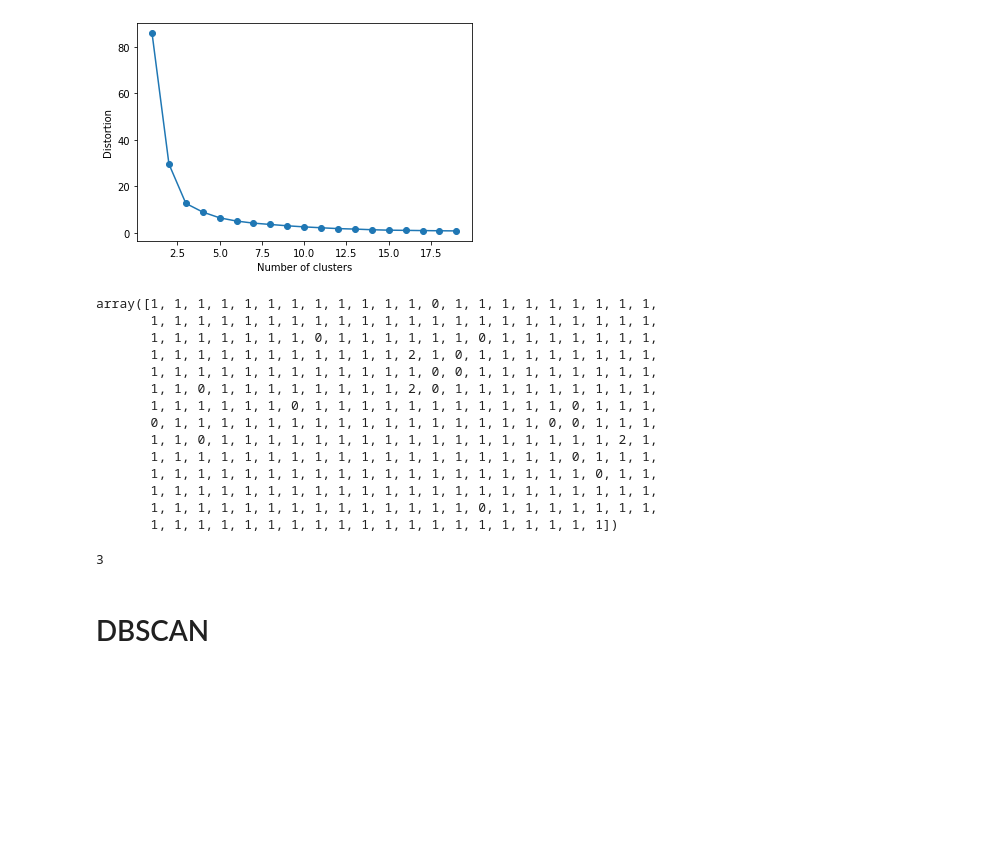
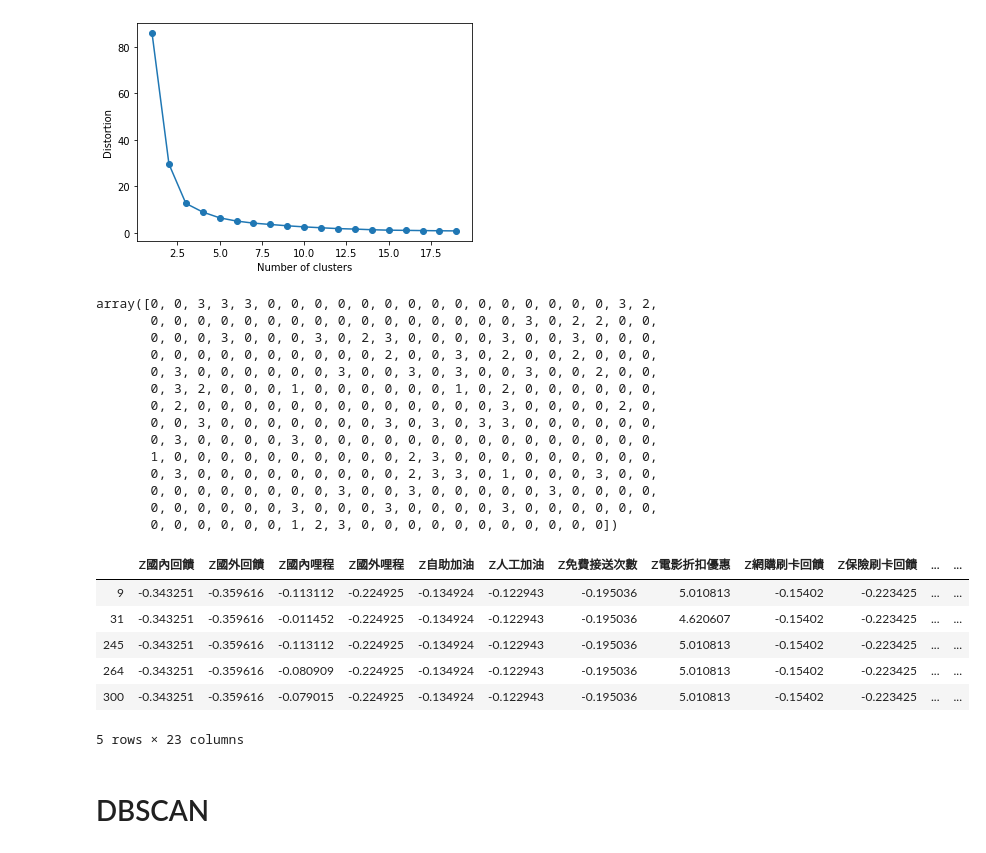
Before and after one commit to ShengHsiang-Kao/DB104, a Jupyter notebook: card_cluster/card_cluster.ipynb, the cells around one changed output. Saved outputs shown, nothing was run; the diff lists cells and outputs as text; code cells hidden in the pictures; blank space fills up the shorter version.

```diff
--- a/card_cluster/card_cluster.ipynb
+++ b/card_cluster/card_cluster.ipynb
@@ -256,31 +289,37 @@ plt.show()
 19
 [figure]
 # %%
-kmeans = KMeans(n_clusters=3, random_state=0).fit(X)
+kmeans = KMeans(n_clusters=4, random_state=0).fit(X)
 labels = kmeans.labels_
 labels
 # %% [output]
-array([1, 1, 1, 1, 1, 1, 1, 1, 1, 1, 1, 1, 0, 1, 1, 1, 1, 1, 1, 1, 1, 1,
-       1, 1, 1, 1, 1, 1, 1, 1, 1, 1, 1, 1, 1, 1, 1, 1, 1, 1, 1, 1, 1, 1,
-       1, 1, 1, 1, 1, 1, 1, 0, 1, 1, 1, 1, 1, 1, 0, 1, 1, 1, 1, 1, 1, 1,
-       1, 1, 1, 1, 1, 1, 1, 1, 1, 1, 1, 2, 1, 0, 1, 1, 1, 1, 1, 1, 1, 1,
-       1, 1, 1, 1, 1, 1, 1, 1, 1, 1, 1, 1, 0, 0, 1, 1, 1, 1, 1, 1, 1, 1,
-       1, 1, 0, 1, 1, 1, 1, 1, 1, 1, 1, 2, 0, 1, 1, 1, 1, 1, 1, 1, 1, 1,
-       1, 1, 1, 1, 1, 1, 0, 1, 1, 1, 1, 1, 1, 1, 1, 1, 1, 1, 0, 1, 1, 1,
-       0, 1, 1, 1, 1, 1, 1, 1, 1, 1, 1, 1, 1, 1, 1, 1, 1, 0, 0, 1, 1, 1,
-       1, 1, 0, 1, 1, 1, 1, 1, 1, 1, 1, 1, 1, 1, 1, 1, 1, 1, 1, 1, 2, 1,
-       1, 1, 1, 1, 1, 1, 1, 1, 1, 1, 1, 1, 1, 1, 1, 1, 1, 1, 0, 1, 1, 1,
-       1, 1, 1, 1, 1, 1, 1, 1, 1, 1, 1, 1, 1, 1, 1, 1, 1, 1, 1, 0, 1, 1,
-       1, 1, 1, 1, 1, 1, 1, 1, 1, 1, 1, 1, 1, 1, 1, 1, 1, 1, 1, 1, 1, 1,
-       1, 1, 1, 1, 1, 1, 1, 1, 1, 1, 1, 1, 1, 1, 0, 1, 1, 1, 1, 1, 1, 1,
-       1, 1, 1, 1, 1, 1, 1, 1, 1, 1, 1, 1, 1, 1, 1, 1, 1, 1, 1, 1])
+array([0, 0, 3, 3, 3, 0, 0, 0, 0, 0, 0, 0, 0, 0, 0, 0, 0, 0, 0, 0, 3, 2,
+       0, 0, 0, 0, 0, 0, 0, 0, 0, 0, 0, 0, 0, 0, 0, 0, 3, 0, 2, 2, 0, 0,
+       0, 0, 0, 3, 0, 0, 0, 3, 0, 2, 3, 0, 0, 0, 0, 3, 0, 0, 3, 0, 0, 0,
+       0, 0, 0, 0, 0, 0, 0, 0, 0, 0, 2, 0, 0, 3, 0, 2, 0, 0, 2, 0, 0, 0,
+       0, 3, 0, 0, 0, 0, 0, 0, 3, 0, 0, 3, 0, 3, 0, 0, 3, 0, 0, 2, 0, 0,
+       0, 3, 2, 0, 0, 0, 1, 0, 0, 0, 0, 0, 0, 1, 0, 2, 0, 0, 0, 0, 0, 0,
+       0, 2, 0, 0, 0, 0, 0, 0, 0, 0, 0, 0, 0, 0, 0, 3, 0, 0, 0, 0, 2, 0,
+       0, 0, 3, 0, 0, 0, 0, 0, 0, 0, 3, 0, 3, 0, 3, 3, 0, 0, 0, 0, 0, 0,
+       0, 3, 0, 0, 0, 0, 3, 0, 0, 0, 0, 0, 0, 0, 0, 0, 0, 0, 0, 0, 0, 0,
+       1, 0, 0, 0, 0, 0, 0, 0, 0, 0, 0, 2, 3, 0, 0, 0, 0, 0, 0, 0, 0, 0,
+       0, 3, 0, 0, 0, 0, 0, 0, 0, 0, 0, 2, 3, 3, 0, 1, 0, 0, 0, 3, 0, 0,
+       0, 0, 0, 0, 0, 0, 0, 0, 3, 0, 0, 3, 0, 0, 0, 0, 0, 3, 0, 0, 0, 0,
+       0, 0, 0, 0, 0, 0, 3, 0, 0, 0, 3, 0, 0, 0, 0, 3, 0, 0, 0, 0, 0, 0,
+       0, 0, 0, 0, 0, 0, 1, 2, 3, 0, 0, 0, 0, 0, 0, 0, 0, 0, 0, 0])
 # %%
 labels = pd.DataFrame(labels, columns = ['label'])
-pd_label = pd.concat([df, labels], axis = 1)
-pd_label.loc[:30]
-len(pd_label[pd_label["label"]==2])
+pd_label = pd.concat([df, labels, card_name], axis = 1)
+# pd_label.loc[:30]
+pd_label[pd_label["label"]==4]
 # %% [output]
+|  | Z國內回饋 | Z國外回饋 | Z國內哩程 | Z國外哩程 | Z自助加油 | Z人工加油 | Z免費接送次數 | Z電影折扣優惠 | Z網購刷卡回饋 | Z保險刷卡回饋 | ... | ... |
+| 9 | -0.343251 | -0.359616 | -0.113112 | -0.224925 | -0.134924 | -0.122943 | -0.195036 | 5.010813 | -0.15402 | -0.223425 | ... | ... |
+| 31 | -0.343251 | -0.359616 | -0.011452 | -0.224925 | -0.134924 | -0.122943 | -0.195036 | 4.620607 | -0.15402 | -0.223425 | ... | ... |
+| 245 | -0.343251 | -0.359616 | -0.113112 | -0.224925 | -0.134924 | -0.122943 | -0.195036 | 5.010813 | -0.15402 | -0.223425 | ... | ... |
+| 264 | -0.343251 | -0.359616 | -0.080909 | -0.224925 | -0.134924 | -0.122943 | -0.195036 | 5.010813 | -0.15402 | -0.223425 | ... | ... |
+| 300 | -0.343251 | -0.359616 | -0.079015 | -0.224925 | -0.134924 | -0.122943 | -0.195036 | 5.010813 | -0.15402 | -0.223425 | ... | ... |
-3
+5 rows × 23 columns
 # %% [markdown]
 # DBSCAN
 # %% [markdown]
```
Also changed, not shown: parts of 12 cells of this notebook.
